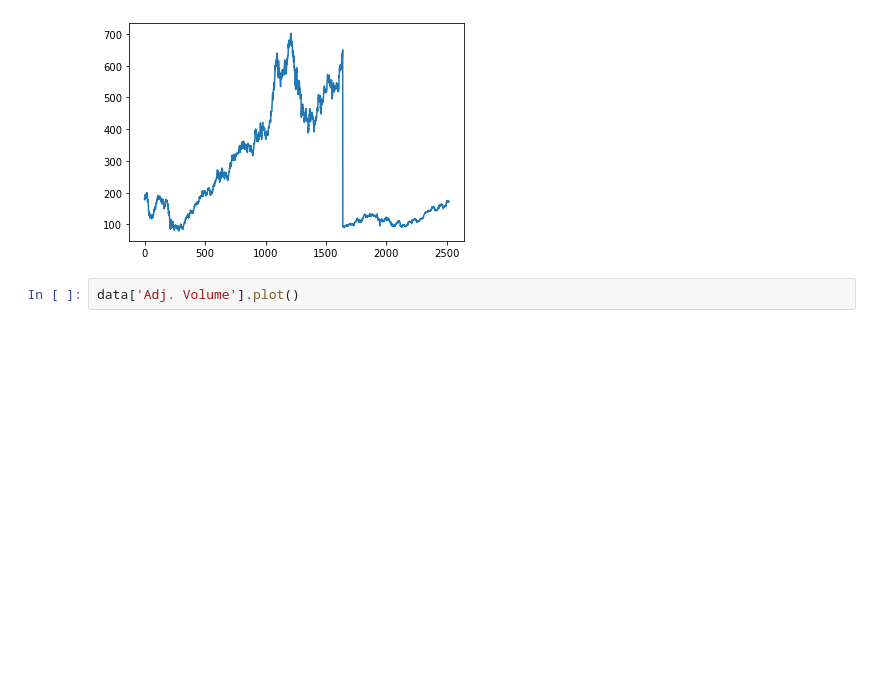
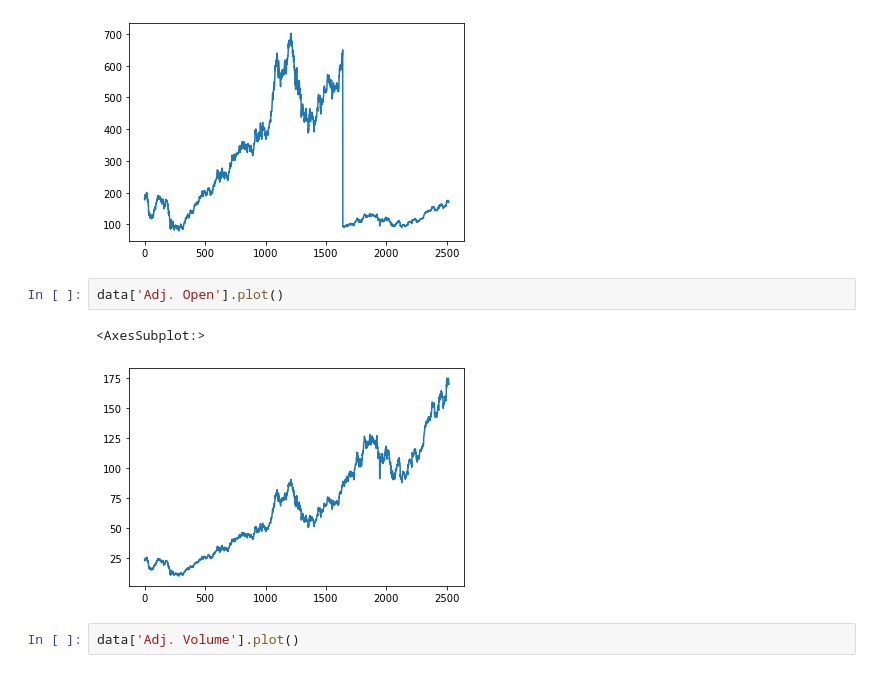
Before and after one commit to secmldev/quick-start-python, a Jupyter notebook: 104_pandas_read_csv_data.ipynb, the cells around one changed output. Cells and saved outputs as stored; diff of their text form; blank space fills up the shorter version.

```diff
--- a/104_pandas_read_csv_data.ipynb
+++ b/104_pandas_read_csv_data.ipynb
@@ -26,6 +44,11 @@ data['Open'].plot()
 # %% [output]
 <AxesSubplot:>
 [figure]
+# %%
+data['Adj. Open'].plot()
+# %% [output]
+<AxesSubplot:>
+[figure, added]
 # %%
 data['Adj. Volume'].plot()
 # %% [output]
```
Also changed, not shown: parts of 2 cells of this notebook, 12 other files.
